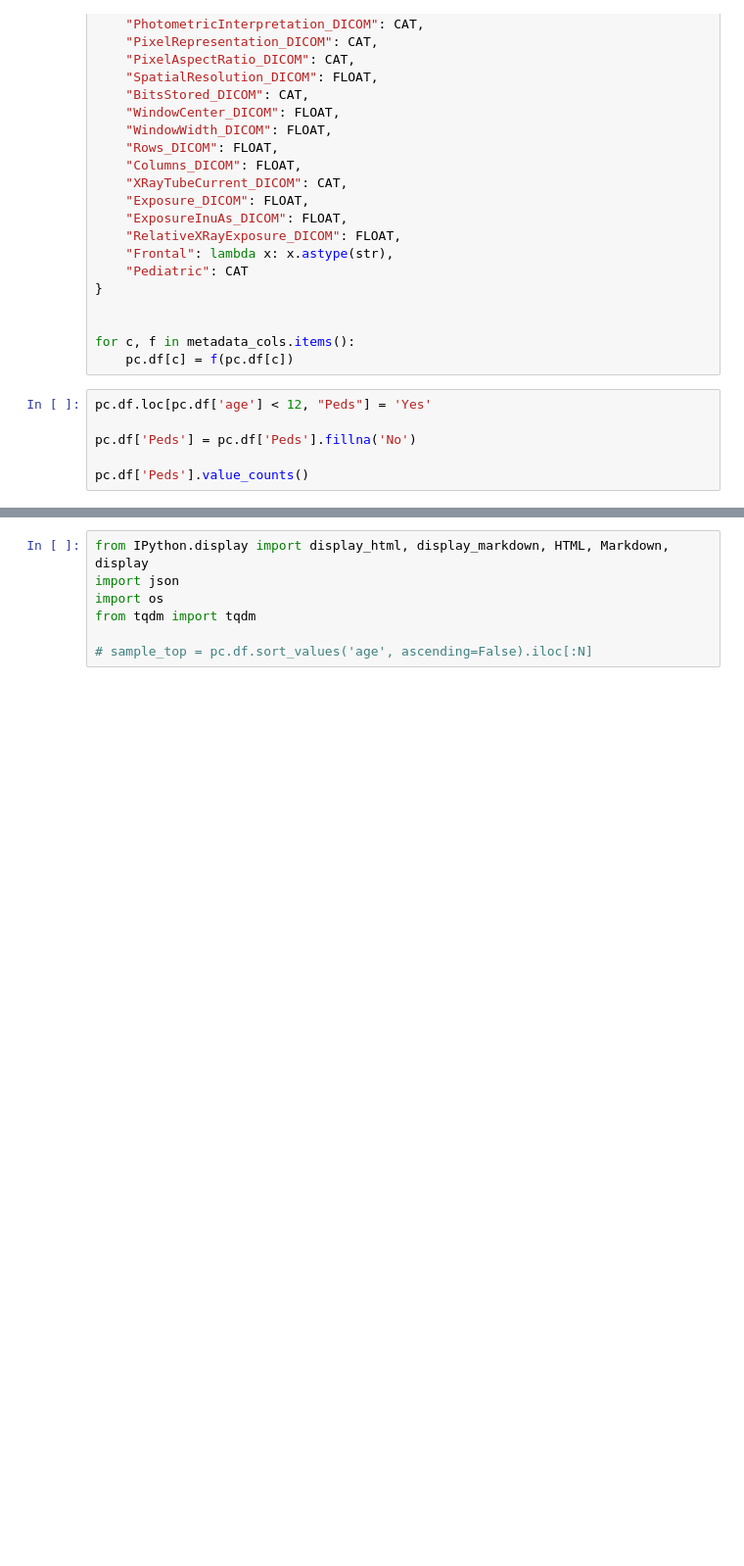
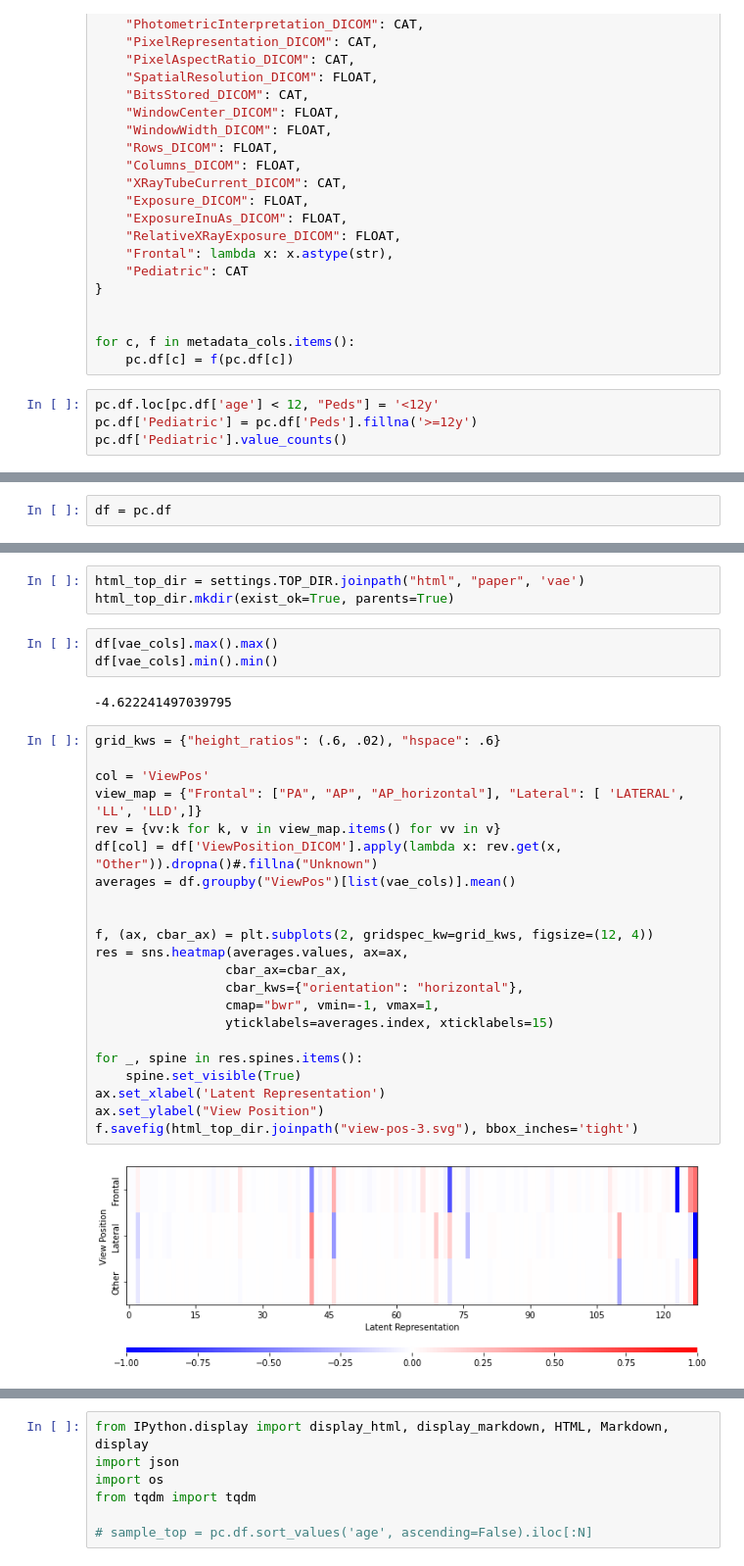
Before and after one commit to microsoft/MedImaging-ModelDriftMonitoring, a Jupyter notebook: experiments/experiment1_input_analysis/image_based_drift/dicom-vae-correlate.ipynb, the cells around one changed output, grey strips where cells are left out. Shown: that part at 98% size. Drawn from its saved outputs; the diff is of its cells as text; blank space fills up the shorter version.

```diff
--- a/experiments/experiment1_input_analysis/image_based_drift/dicom-vae-correlate.ipynb
+++ b/experiments/experiment1_input_analysis/image_based_drift/dicom-vae-correlate.ipynb
@@ -91,8 +129,6 @@ metadata_cols = {
 for c, f in metadata_cols.items():
     pc.df[c] = f(pc.df[c])
 # %%
-pc.df.loc[pc.df['age'] < 12, "Peds"] = 'Yes'
-
-pc.df['Peds'] = pc.df['Peds'].fillna('No')
-
-pc.df['Peds'].value_counts()
+pc.df.loc[pc.df['age'] < 12, "Peds"] = '<12y'
+pc.df['Pediatric'] = pc.df['Peds'].fillna('>=12y')
+pc.df['Pediatric'].value_counts()
@@ -184,0 +295,2 @@ fig.show()
+# %%
+df = pc.df
@@ -184,0 +305,32 @@ fig.show()
+# %%
+html_top_dir = settings.TOP_DIR.joinpath("html", "paper", 'vae')
+html_top_dir.mkdir(exist_ok=True, parents=True)
+# %%
+df[vae_cols].max().max()
+df[vae_cols].min().min()
+# %% [output]
+-4.622241497039795
+# %%
+grid_kws = {"height_ratios": (.6, .02), "hspace": .6}
+
+col = 'ViewPos'
+view_map = {"Frontal": ["PA", "AP", "AP_horizontal"], "Lateral": [ 'LATERAL', 'LL', 'LLD',]}
+rev = {vv:k for k, v in view_map.items() for vv in v}
+df[col] = df['ViewPosition_DICOM'].apply(lambda x: rev.get(x, "Other")).dropna()#.fillna("Unknown")
+averages = df.groupby("ViewPos")[list(vae_cols)].mean()
+
+
+f, (ax, cbar_ax) = plt.subplots(2, gridspec_kw=grid_kws, figsize=(12, 4))
+res = sns.heatmap(averages.values, ax=ax,
+                 cbar_ax=cbar_ax,
+                 cbar_kws={"orientation": "horizontal"},
+                 cmap="bwr", vmin=-1, vmax=1,
+                 yticklabels=averages.index, xticklabels=15)
+
+for _, spine in res.spines.items():
+    spine.set_visible(True)
+ax.set_xlabel('Latent Representation')
+ax.set_ylabel("View Position")
+f.savefig(html_top_dir.joinpath("view-pos-3.svg"), bbox_inches='tight')
+# %% [output]
+[figure, added]
```
Also changed, not shown: parts of 34 cells of this notebook, 32 other files.
